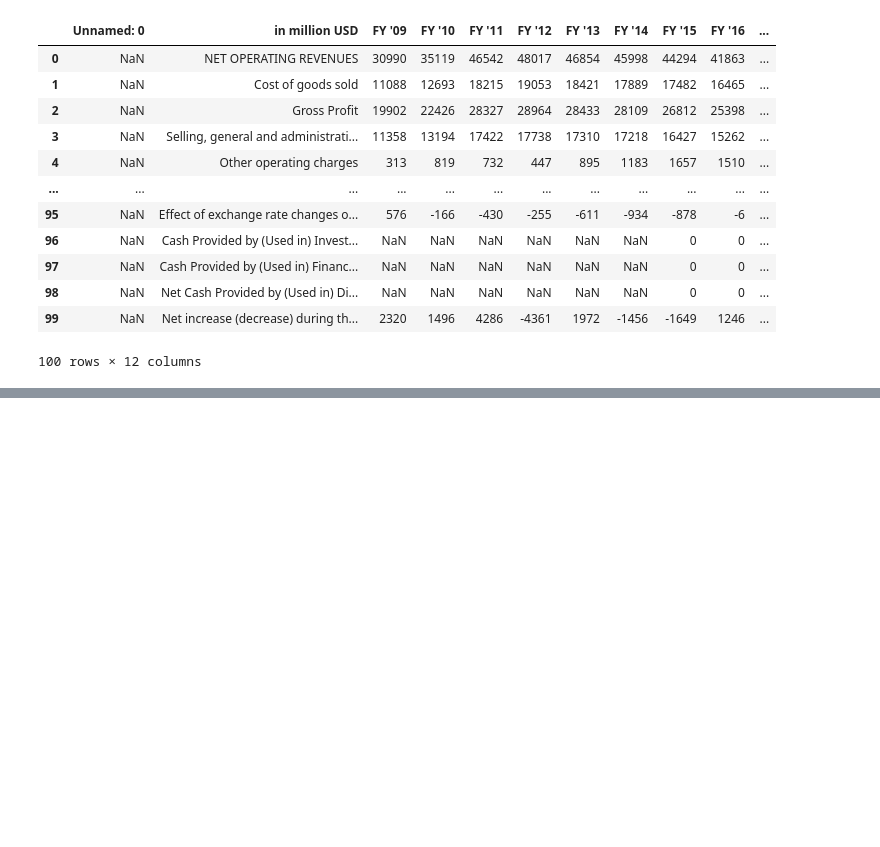
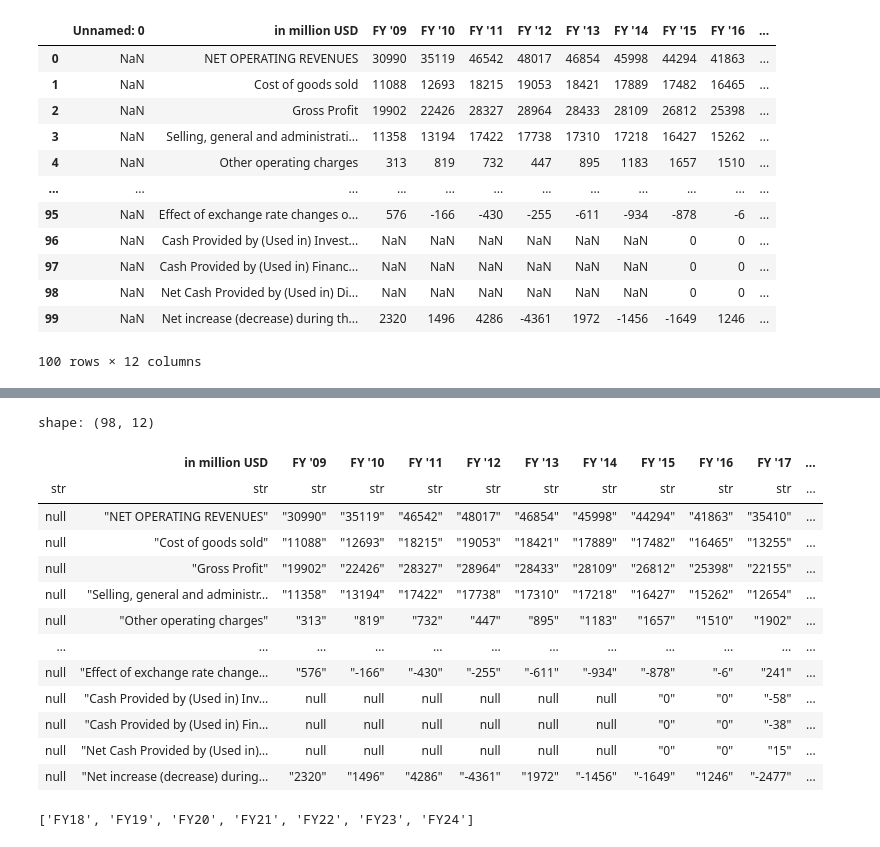
Before and after one commit to JuanAlMora/curso-codigofacilito-python-procesos-etl-modernos, a Jupyter notebook: Extraccion/Extraccion_Archivos_Planos.ipynb, the cells around one changed output, grey strips where cells are left out. Saved outputs shown, nothing was run; the diff lists cells and outputs as text; code cells hidden in the pictures; blank space fills up the shorter version.

```diff
--- a/Extraccion/Extraccion_Archivos_Planos.ipynb
+++ b/Extraccion/Extraccion_Archivos_Planos.ipynb
@@ -139,0 +206,29 @@ pd.read_excel(
+# %%
+pl.read_excel(
+    os.path.join(path_data, 'data.xlsx'),
+    engine= 'xlsx2csv',
+    read_options= {'skip_rows': 3}
+    )
+# %% [output]
+shape: (98, 12)
+|  | in million USD | FY '09 | FY '10 | FY '11 | FY '12 | FY '13 | FY '14 | FY '15 | FY '16 | FY '17 | ... |
+| str | str | str | str | str | str | str | str | str | str | str | ... |
+| null | "NET OPERATING REVENUES" | "30990" | "35119" | "46542" | "48017" | "46854" | "45998" | "44294" | "41863" | "35410" | ... |
+| null | "Cost of goods sold" | "11088" | "12693" | "18215" | "19053" | "18421" | "17889" | "17482" | "16465" | "13255" | ... |
+| null | "Gross Profit" | "19902" | "22426" | "28327" | "28964" | "28433" | "28109" | "26812" | "25398" | "22155" | ... |
+| null | "Selling, general and administr… | "11358" | "13194" | "17422" | "17738" | "17310" | "17218" | "16427" | "15262" | "12654" | ... |
+| null | "Other operating charges" | "313" | "819" | "732" | "447" | "895" | "1183" | "1657" | "1510" | "1902" | ... |
+| … | … | … | … | … | … | … | … | … | … | … | ... |
+| null | "Effect of exchange rate change… | "576" | "-166" | "-430" | "-255" | "-611" | "-934" | "-878" | "-6" | "241" | ... |
+| null | "Cash Provided by (Used in) Inv… | null | null | null | null | null | null | "0" | "0" | "-58" | ... |
+| null | "Cash Provided by (Used in) Fin… | null | null | null | null | null | null | "0" | "0" | "-38" | ... |
+| null | "Net Cash Provided by (Used in)… | null | null | null | null | null | null | "0" | "0" | "15" | ... |
+| null | "Net increase (decrease) during… | "2320" | "1496" | "4286" | "-4361" | "1972" | "-1456" | "-1649" | "1246" | "-2477" | ... |
+# %%
+import openpyxl
+
+wb = openpyxl.load_workbook(os.path.join(path_data, 'datos_historicos.xlsx'))
+sheets = wb.sheetnames
+sheets
+# %% [output]
+['FY18', 'FY19', 'FY20', 'FY21', 'FY22', 'FY23', 'FY24']
```
Also changed, not shown: parts of 14 cells of this notebook.
